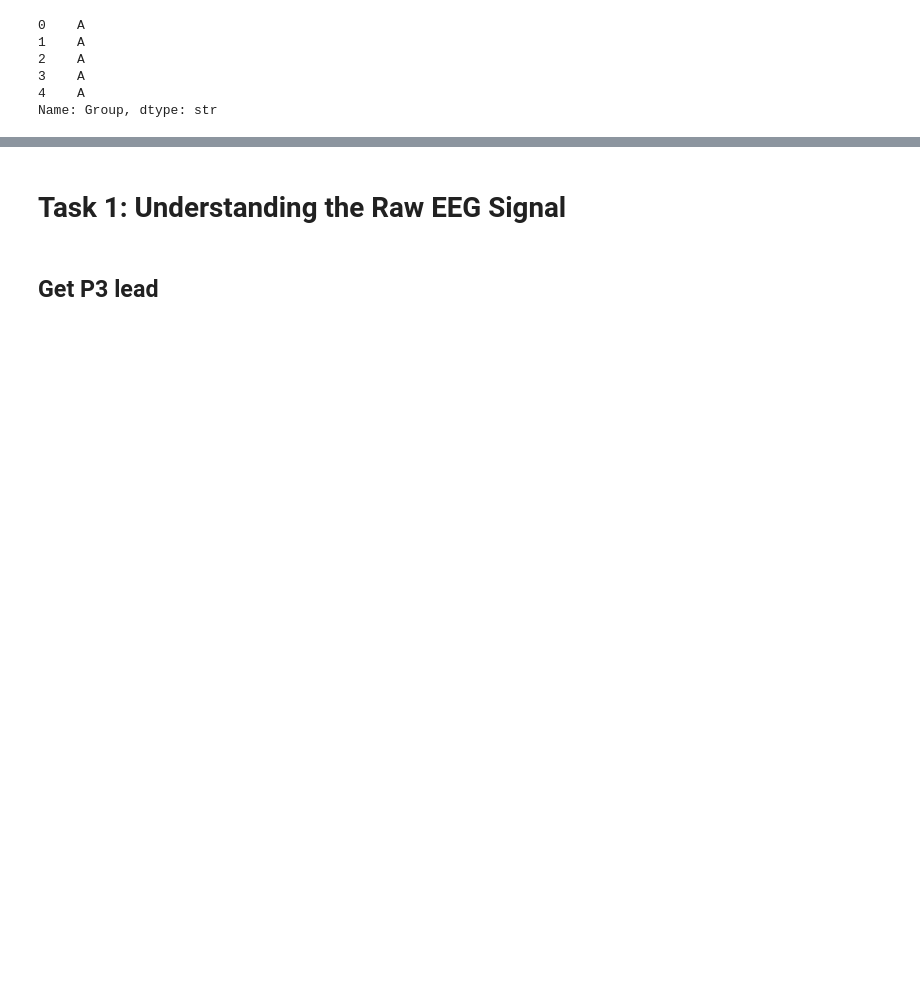
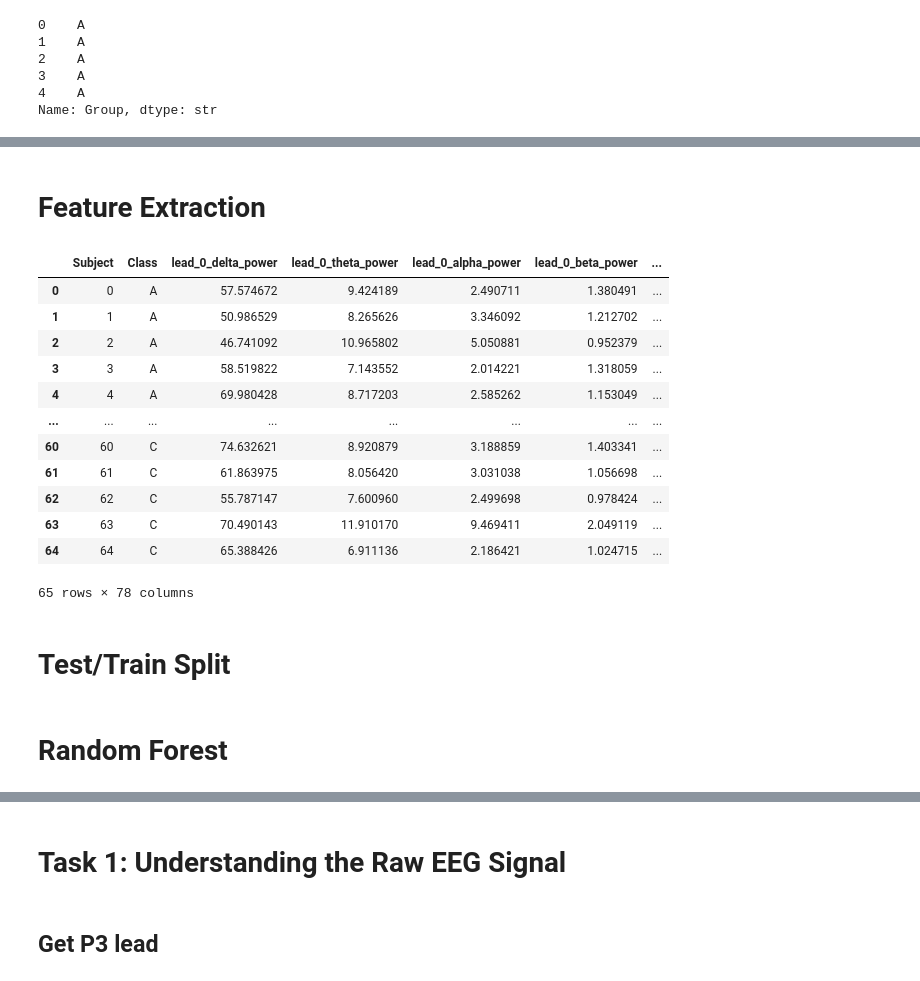
Before and after one commit to nicholas-ackley/CS4485, a Jupyter notebook: sample.ipynb, the cells around one changed output, grey strips where cells are left out. Cells and saved outputs as stored; diff of their text form; code cells hidden in the pictures; blank space fills up the shorter version.

```diff
--- a/sample.ipynb
+++ b/sample.ipynb
@@ -13,6 +28,16 @@ from scipy.stats import ttest_ind
+# %%
+fs=500 # frequency of sample
 # %% [markdown]
 # Data Load
 # %%
+# Suppress "Boundary Events" warnings
+warnings.filterwarnings(
+    "ignore",
+    message=".*boundary.*",
+    category=RuntimeWarning,
+    module="mne"
+)
+
 eeg_file_path_format = 'openneuro_data/sub-{number:03}/eeg/sub-{number:03}_task-eyesclosed_eeg.set'
 
 rows = []
@@ -22,7 +47,7 @@ for n in range(1, 66):
     raw = mne.io.read_raw_eeglab(file_path, preload=True)
     data = raw.to_data_frame()
     data.drop('time', axis=1, inplace=True)
-    data = pd.Series(data.to_numpy().flatten()).iloc[:19*500*60] # number of leads * sampling rate * one minute
+    data = pd.Series(data.to_numpy().flatten()).iloc[:19*fs*60] # number of leads * sampling rate * one minute
     data = data.reset_index(drop=True)
     rows.append(data)
 
@@ -70,0 +74,52 @@ Name: Group, dtype: object
+# %% [markdown]
+# Feature Extraction
+# %%
+rows = []
+
+for i in range(len(X)):
+    subject = X.iloc[i]
+    entry = pd.Series([i, Y.iloc[i]], index=['Subject', 'Class'])
+    for lead in range(19):
+        signal = subject[subject.index % 19 == lead].to_numpy()
+        freqs, psd = welch(signal, fs=fs)
+
+        delta_band = (freqs >= 1) & (freqs < 4)
+        delta_power = np.mean(psd[delta_band])
+
+        entry[f'lead_{lead}_delta_power'] = delta_power
+
+        theta_band = (freqs >= 4) & (freqs < 8)
+        theta_power = np.mean(psd[theta_band])
+
+        entry[f'lead_{lead}_theta_power'] = theta_power
+
+        alpha_band = (freqs >= 8) & (freqs < 13)
+        alpha_power = np.mean(psd[alpha_band])
+
+        entry[f'lead_{lead}_alpha_power'] = alpha_power
+
+        beta_band = (freqs >= 13) & (freqs < 20)
+        beta_power = np.mean(psd[beta_band])
+
+        entry[f'lead_{lead}_beta_power'] = beta_power
+
+    rows.append(entry)
+
+band_powers = pd.DataFrame(rows)
+band_powers
+# %% [output]
+|  | Subject | Class | lead_0_delta_power | lead_0_theta_power | lead_0_alpha_power | lead_0_beta_power | ... |
+| 0 | 0 | A | 57.574672 | 9.424189 | 2.490711 | 1.380491 | ... |
+| 1 | 1 | A | 50.986529 | 8.265626 | 3.346092 | 1.212702 | ... |
+| 2 | 2 | A | 46.741092 | 10.965802 | 5.050881 | 0.952379 | ... |
+| 3 | 3 | A | 58.519822 | 7.143552 | 2.014221 | 1.318059 | ... |
+| 4 | 4 | A | 69.980428 | 8.717203 | 2.585262 | 1.153049 | ... |
+| ... | ... | ... | ... | ... | ... | ... | ... |
+| 60 | 60 | C | 74.632621 | 8.920879 | 3.188859 | 1.403341 | ... |
+| 61 | 61 | C | 61.863975 | 8.056420 | 3.031038 | 1.056698 | ... |
+| 62 | 62 | C | 55.787147 | 7.600960 | 2.499698 | 0.978424 | ... |
+| 63 | 63 | C | 70.490143 | 11.910170 | 9.469411 | 2.049119 | ... |
+| 64 | 64 | C | 65.388426 | 6.911136 | 2.186421 | 1.024715 | ... |
+65 rows × 78 columns
+# %% [markdown]
+# Test/Train Split
@@ -70,0 +137,2 @@ Name: Group, dtype: object
+# %% [markdown]
+# Random Forest
```
Also changed, not shown: parts of 27 cells of this notebook.
